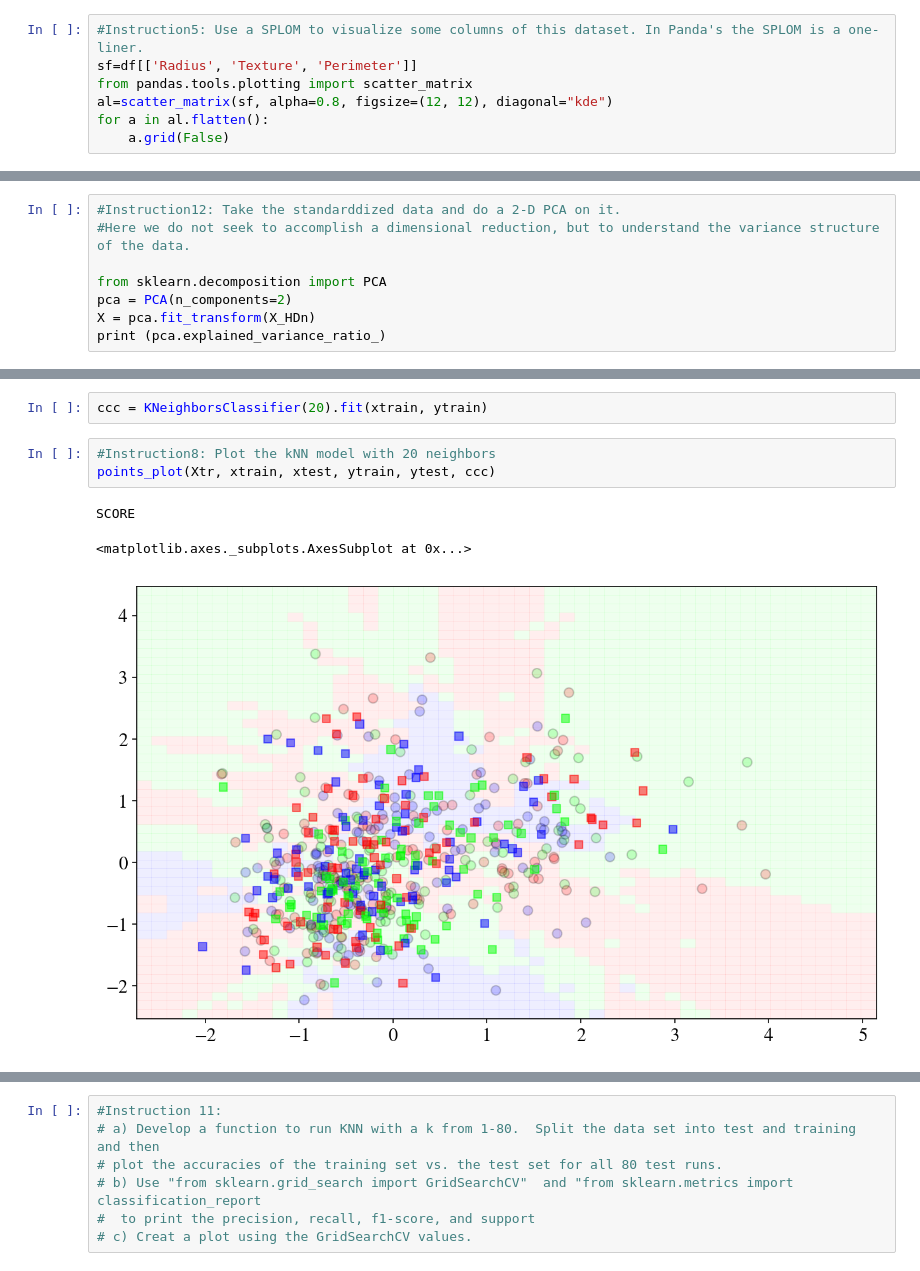
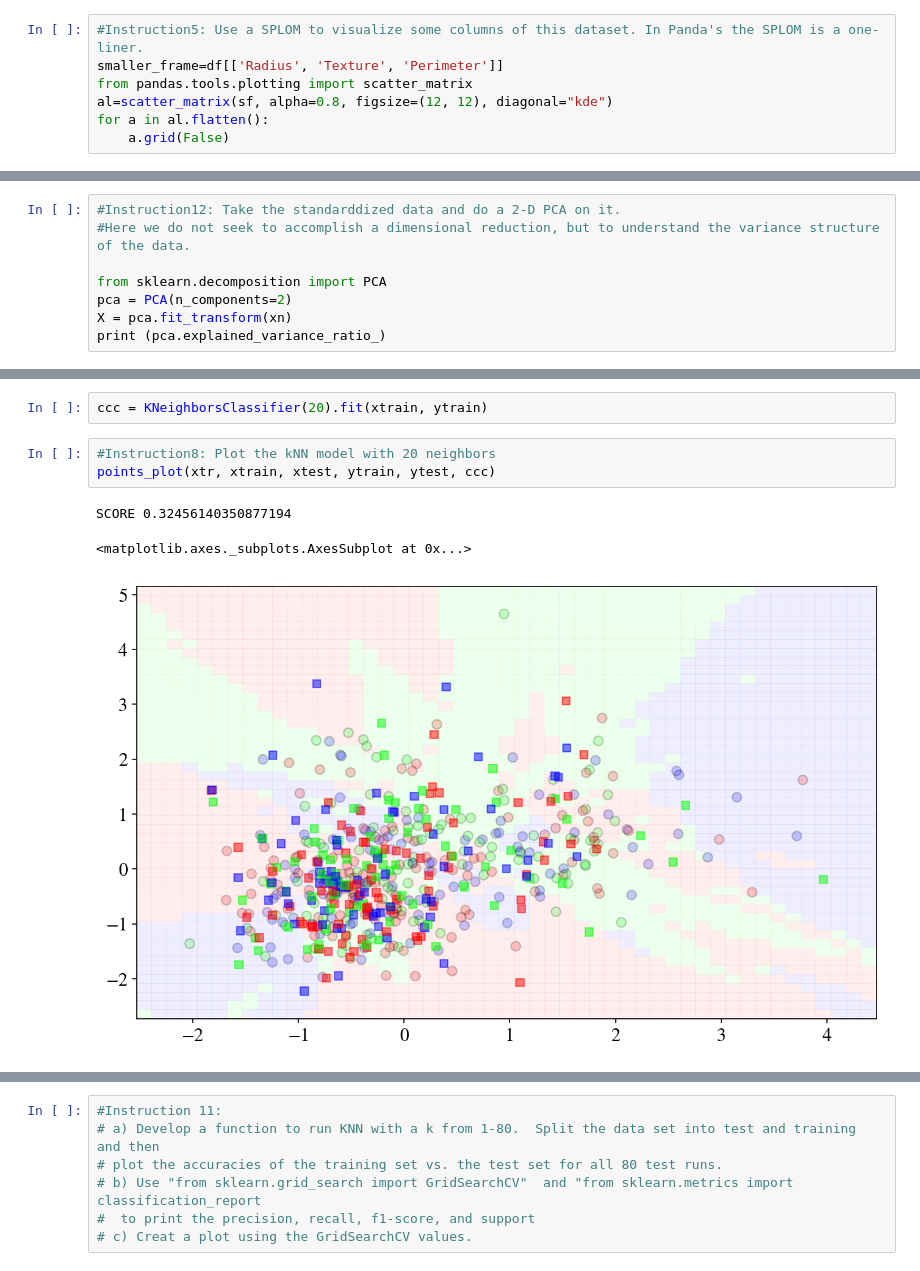
Before and after one commit to HaotianYu123/HaotianYu123.github.io, a Jupyter notebook: Assignments/HaotianYu_Assignment2.ipynb, the cells around one changed output, grey strips where cells are left out. Cells and saved outputs as stored; diff of their text form.

```diff
--- a/Assignments/HaotianYu_Assignment2.ipynb
+++ b/Assignments/HaotianYu_Assignment2.ipynb
@@ -116,7 +116,7 @@ df.head()
 | 4 | 84358402 | M | 20.29 | 14.34 | 135.10 | 1297.0 | 0.10030 | 0.13280 | 0.1980 | ... |
 # %%
 #Instruction5: Use a SPLOM to visualize some columns of this dataset. In Panda's the SPLOM is a one-liner.
-sf=df[['Radius', 'Texture', 'Perimeter']]
+smaller_frame=df[['Radius', 'Texture', 'Perimeter']]
 from pandas.tools.plotting import scatter_matrix
 al=scatter_matrix(sf, alpha=0.8, figsize=(12, 12), diagonal="kde")
 for a in al.flatten():
@@ -192,7 +192,7 @@ plt.plot([0.4,2],[0,0])
 
 from sklearn.decomposition import PCA
 pca = PCA(n_components=2)
-X = pca.fit_transform(X_HDn)
+X = pca.fit_transform(xn)
 print (pca.explained_variance_ratio_)
 # %% [output]
 [0.66189095 0.33810905]
@@ -512,11 +512,11 @@ xtr=np.concatenate((xtrain, xtest))
 ccc = KNeighborsClassifier(20).fit(xtrain, ytrain)
 # %%
 #Instruction8: Plot the kNN model with 20 neighbors
-points_plot(Xtr, xtrain, xtest, ytrain, ytest, ccc)
+points_plot(xtr, xtrain, xtest, ytrain, ytest, ccc)
 # %% [output]
-SCORE
+SCORE 0.32456140350877194
 <matplotlib.axes._subplots.AxesSubplot at 0x...>
-[figure, old version]
+[figure, new version]
 # %%
 ##Instruction9: Plot the kNN model with 1 neighbors
 
```
Also changed, not shown: parts of 15 cells of this notebook.
